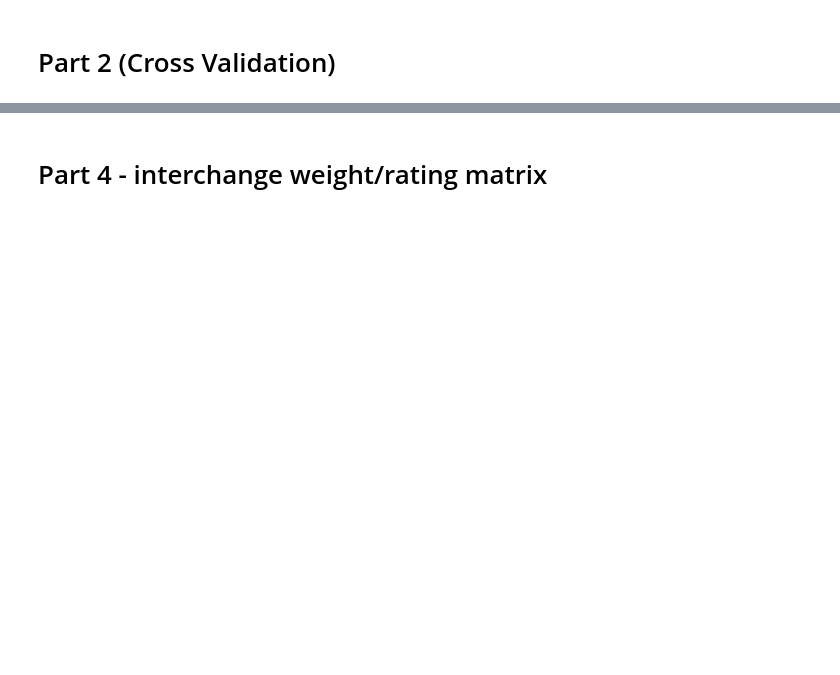
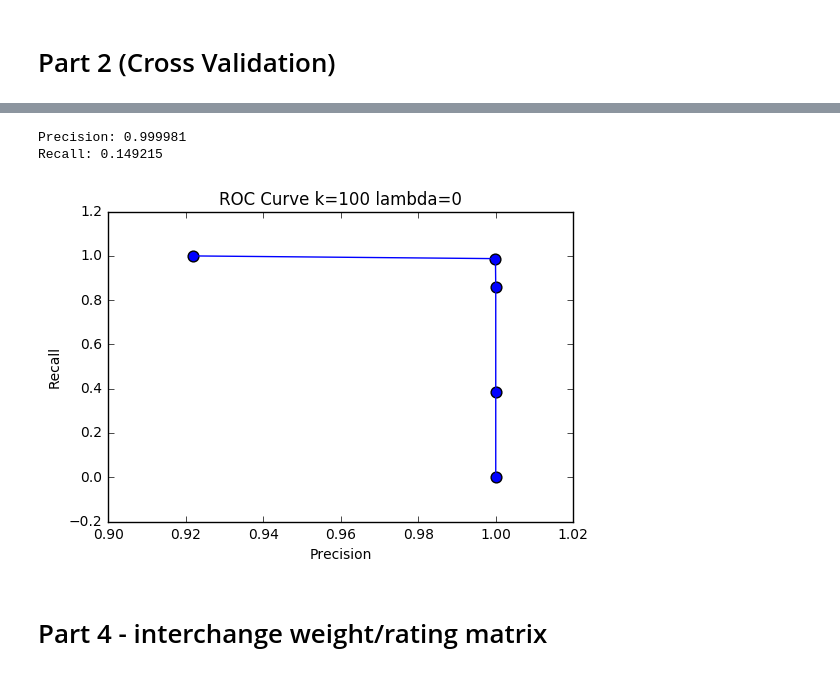
Before and after one commit to hc934/EE_219, a Jupyter notebook: hw3.ipynb, the cells around one changed output, grey strips where cells are left out. Drawn from its saved outputs; the diff is of its cells as text; code cells hidden in the pictures; blank space fills up the shorter version.

```diff
--- a/hw3.ipynb
+++ b/hw3.ipynb
@@ -265,3 +199,23 @@ def plot_roc(r_hat, r, k, lmbda):
+# %%
+# calculating precision: percentage of your correct prediction
+like_predict = np.where(R_hat>3.5)
+like_actual = np.where(R[like_predict]>3.5)
+print("Precision: %f" %(len(like_actual[0])/len(like_predict[0])))
+
+# calculating recall: percentage of correctly predicted test data
+like_actual = np.where(min_test>3.5)
+like_predict = 0
+for i in range(len(min_test)):
+    if R[min_test[i,0]-1, min_test[i,1]-1]>3.5 and R_hat[min_test[i,0]-1, min_test[i,1]-1]>3.5:
+        like_predict += 1
+
+print("Recall: %f" %(like_predict/len(like_actual[0])))
+
+plot_ROC_curve(R_hat, R, 100, 0)
+# %% [output]
+Precision: 0.999981
+Recall: 0.149215
+[figure, added]
 # %% [markdown]
 # Part 4 - interchange weight/rating matrix
 # %%
```
Also changed, not shown: parts of 15 cells of this notebook.
